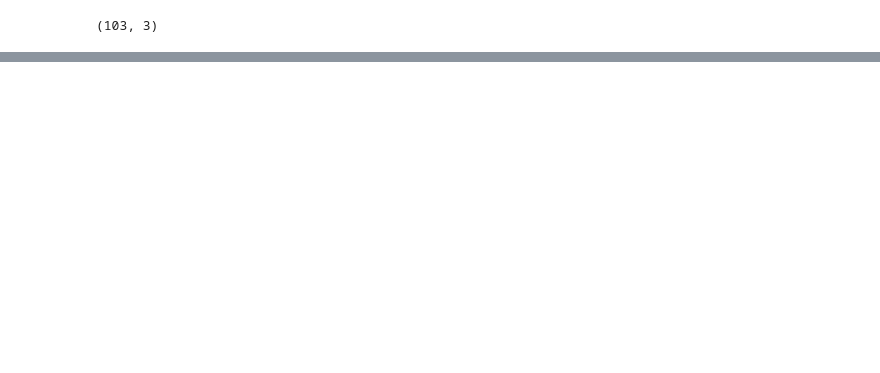
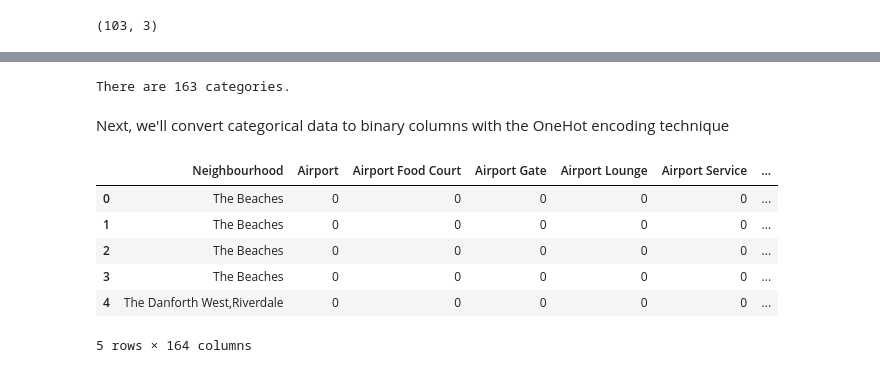
Before and after one commit to FoamScience/Coursera_Capstone, a Jupyter notebook: capstone_project.ipynb, the cells around one changed output, grey strips where cells are left out. Saved outputs shown, nothing was run; the diff lists cells and outputs as text; code cells hidden in the pictures; blank space fills up the shorter version.

```diff
--- a/capstone_project.ipynb
+++ b/capstone_project.ipynb
@@ -101,0 +164,21 @@ table.shape
+# %%
+# create map of Totonto using latitude and longitude values
+tor_data = df[df['Borough'].str.contains('Toronto')].reset_index(drop=True)
+tor_data.head()
+map_tor = folium.Map(location=[latitude, longitude], zoom_start=12)
+
+# add markers to map
+for lat, lng, borough, neighborhood in zip(tor_data['Latitude'], tor_data['Longitude'],tor_data['Borough'], tor_data['Neighbourhood']):
+    label = '{}, {}'.format(neighborhood, borough)
+    label = folium.Popup(label, parse_html=True)
+    folium.CircleMarker(
+        [lat, lng],
+        radius=5,
+        popup=label,
+        color='blue',
+        fill=True,
+        fill_color='#3186cc',
+        fill_opacity=0.7,
+        parse_html=False).add_to(map_tor)
+
+map_tor
@@ -101,0 +259,27 @@ table.shape
+# %%
+# Investigate how many venue categories we got!
+print('There are {} categories.'.format(len(tor_venues['Venue Category'].unique())))
+# %% [output]
+There are 163 categories.
+# %% [markdown]
+Next, we'll convert categorical data to binary columns with the OneHot encoding technique
+# %%
+# one hot encoding
+tor_onehot = pd.get_dummies(tor_venues[['Venue Category']], prefix="", prefix_sep="")
+
+# add neighborhood column back to dataframe
+tor_onehot['Neighbourhood'] = tor_venues['Neighbourhood']
+
+# move neighborhood column to the first column
+fixed_columns = [tor_onehot.columns[-1]] + list(tor_onehot.columns[:-1])
+tor_onehot = tor_onehot[fixed_columns]
+
+tor_onehot.head()
+# %% [output]
+|  | Neighbourhood | Airport | Airport Food Court | Airport Gate | Airport Lounge | Airport Service | ... |
+| 0 | The Beaches | 0 | 0 | 0 | 0 | 0 | ... |
+| 1 | The Beaches | 0 | 0 | 0 | 0 | 0 | ... |
+| 2 | The Beaches | 0 | 0 | 0 | 0 | 0 | ... |
+| 3 | The Beaches | 0 | 0 | 0 | 0 | 0 | ... |
+| 4 | The Danforth West,Riverdale | 0 | 0 | 0 | 0 | 0 | ... |
+5 rows × 164 columns
```
Also changed, not shown: parts of 23 cells of this notebook.
